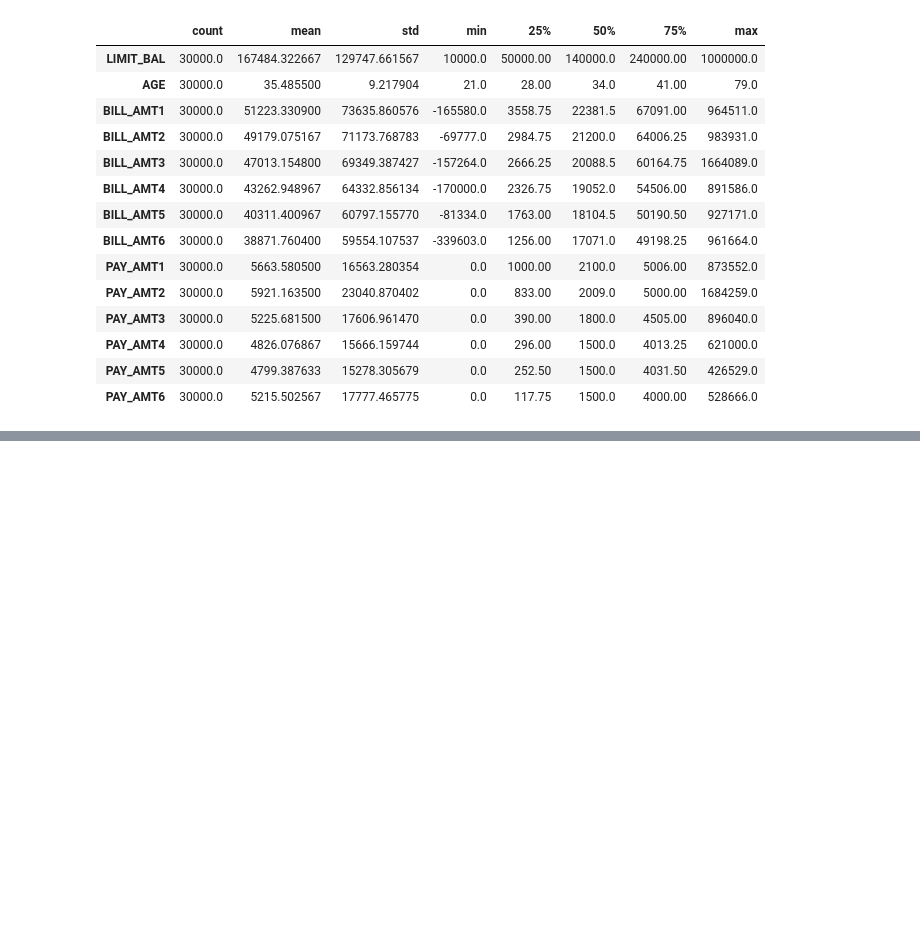
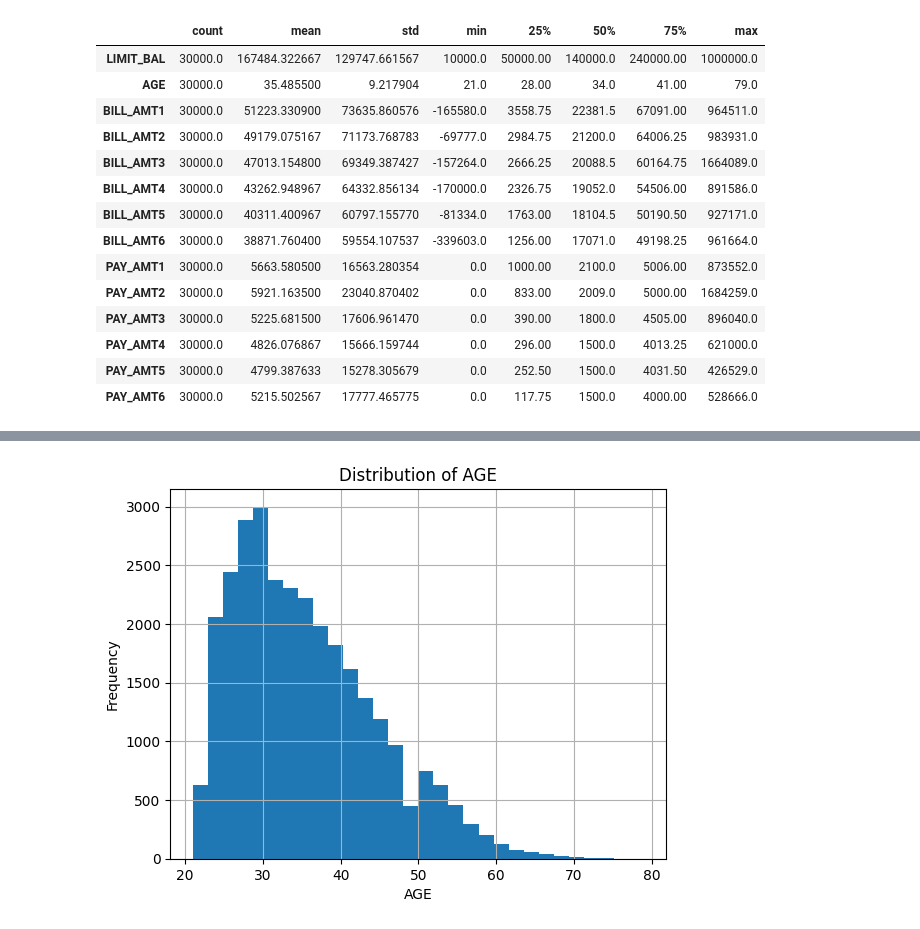
Before and after one commit to jacobycheng/credit_risk_project, a Jupyter notebook: notebooks/2_cleaning_data.ipynb, the cells around one changed output, grey strips where cells are left out. Drawn from its saved outputs; the diff is of its cells as text; code cells hidden in the pictures; blank space fills up the shorter version.

```diff
--- a/notebooks/2_cleaning_data.ipynb
+++ b/notebooks/2_cleaning_data.ipynb
@@ -162,0 +171,8 @@ df[numeric_cols].describe().T
+# %%
+df["AGE"].hist(bins=30)
+plt.title("Distribution of AGE")
+plt.xlabel("AGE")
+plt.ylabel("Frequency")
+plt.show()
+# %% [output]
+[figure, added]
```
Also changed, not shown: parts of 22 cells of this notebook.
